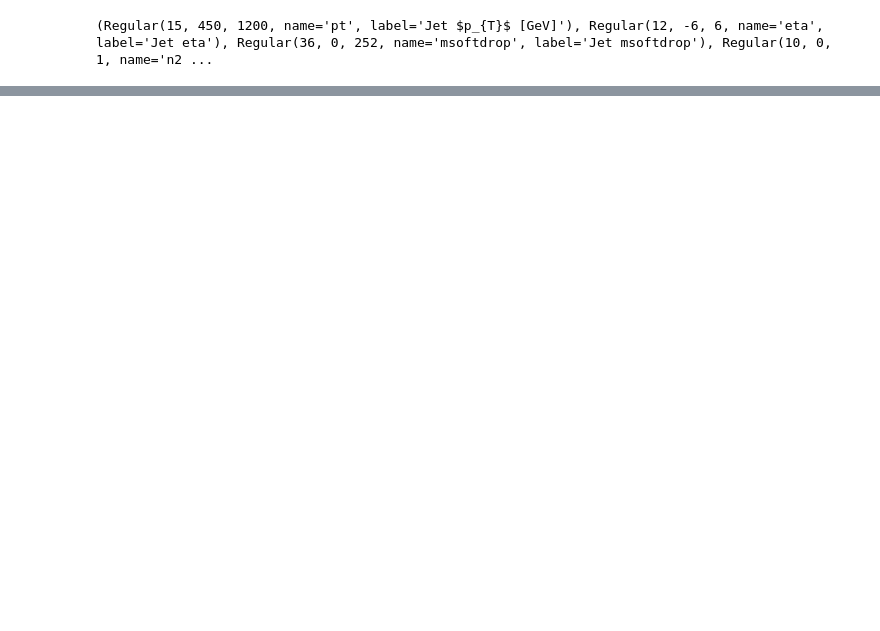
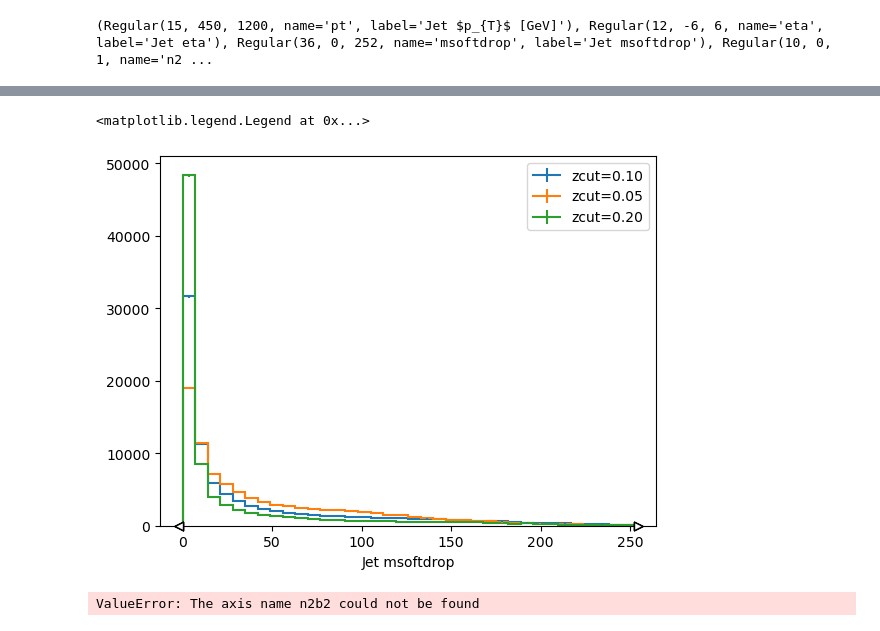
Before and after one commit to nyabando116/USCMS-PURSUE, a Jupyter notebook: data-mc/run-processor.ipynb, the cells around one changed output, grey strips where cells are left out. Cells and saved outputs as stored; diff of their text form; code cells hidden in the pictures; blank space fills up the shorter version.

```diff
--- a/data-mc/run-processor.ipynb
+++ b/data-mc/run-processor.ipynb
@@ -74,0 +103,14 @@ ValueError: not enough values to unpack (expected 1, got 0)
+# %%
+h[{'eta':sum, 'pt':sum, 'n2':sum}].plot1d(label="zcut=0.10")
+h4[{'n2z1':sum}].plot1d(label="zcut=0.05")
+h5[{'n2z2':sum}].plot1d(label="zcut=0.20")
+
+plt.legend()
+# %% [output]
+<matplotlib.legend.Legend at 0x...>
+[figure, added]
+# %%
+h1[{'n2b':sum, 'n2b2':sum, 'n2b3':sum}].plot1d()
+# h1[{'n2b':sum, 'n2b3':sum, 'msoftdrop':sum, 'n2': sum}].plot1d()
+# %% [output]
+ValueError: The axis name n2b2 could not be found
```
Also changed, not shown: parts of 22 cells of this notebook, 1 other file.
